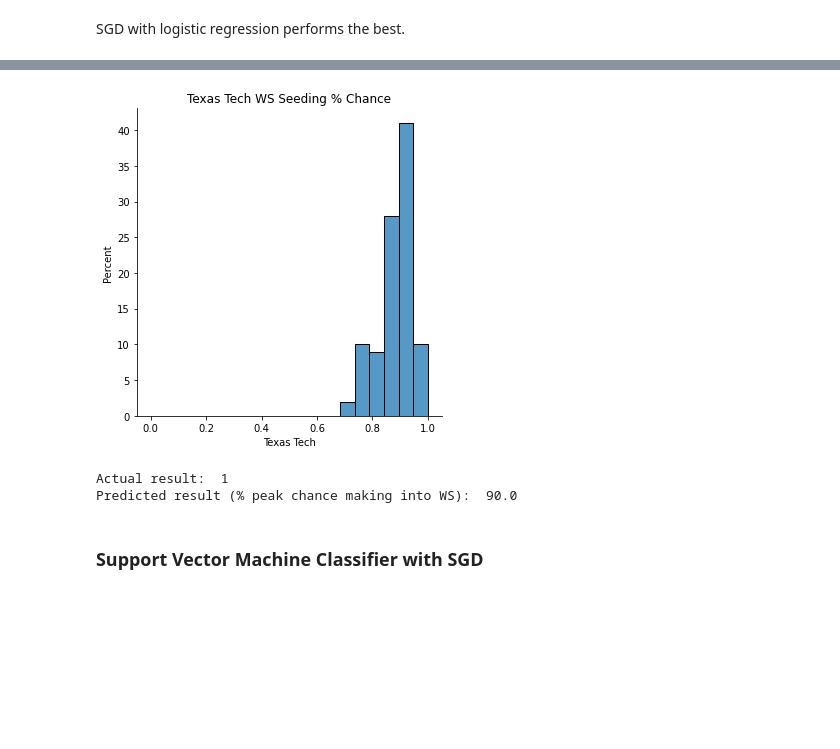
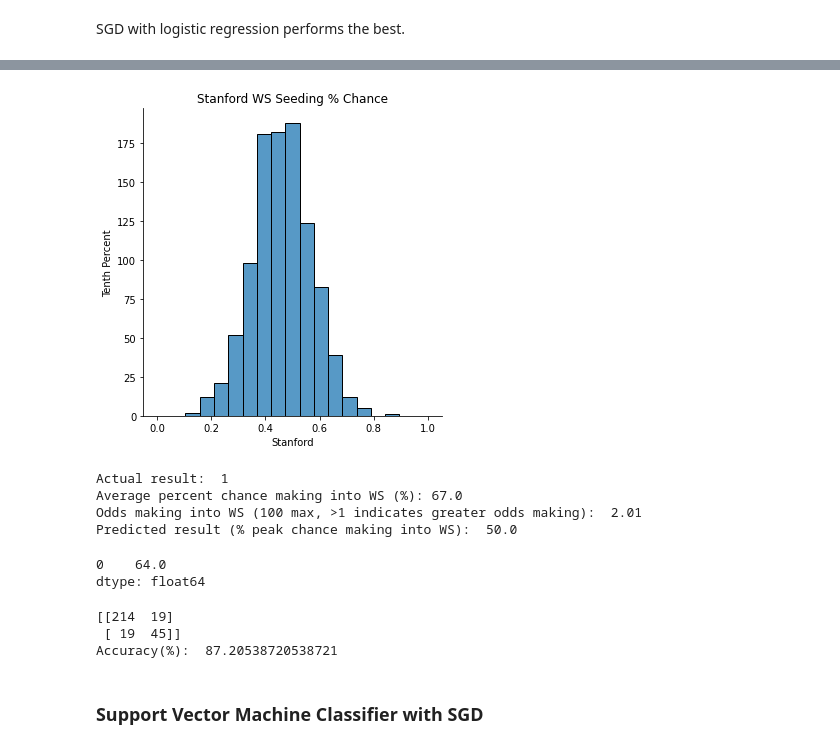
Before and after one commit to koeunlim/Capstone_Softball, a Jupyter notebook: 06-2_NCAA_Softball_Model2_WS64Seed_Logistic.ipynb, the cells around one changed output, grey strips where cells are left out. Drawn from its saved outputs; the diff is of its cells as text; code cells hidden in the pictures; blank space fills up the shorter version.

```diff
--- a/06-2_NCAA_Softball_Model2_WS64Seed_Logistic.ipynb
+++ b/06-2_NCAA_Softball_Model2_WS64Seed_Logistic.ipynb
@@ -188,17 +188,22 @@ sgd
 # %% [output]
 SGDClassifier(l1_ratio=0, loss='log', max_iter=10000.0, tol=1e-06)
 # %%
-n_bootstrap = 100
+n_bootstrap = 1000
 
 scores_binary = []
 df_prob_in = pd.DataFrame()
+df_y_predict = pd.DataFrame()
 for i in range(n_bootstrap):
     sgd.fit(X_famd, y_WSin)
     scores_binary.append(sgd.score(X_famd, y_WSin))
     prob_in_i = pd.DataFrame(sgd.predict_proba(X_famd_2019)[:,1].reshape([1,-1])).round(decimals=2)
     df_prob_in = df_prob_in.append(prob_in_i,ignore_index = True)
+    y_predict_i = pd.DataFrame(sgd.predict(X_famd_2019).reshape([1,-1])).round(decimals=2)
+    df_y_predict = df_y_predict.append(y_predict_i,ignore_index = True)
+
 
 df_prob_in.columns = X_College_2019.College
+df_y_predict.columns = X_College_2019.College
 
 plt.plot(range(n_bootstrap), scores_binary)
 plt.xlabel('number of iterations')
@@ -234,0 +249,9 @@ College  Oklahoma  UCLA  Washington  Arizona  Florida State  Alabama  \
+# %%
+df_prob_in_rank = df_prob_in.rank(axis=1, ascending=False)
+df_prob_in_rank = df_prob_in_rank <= 64
+df_prob_in_rank = df_prob_in_rank.astype(int)
+mean_prob = df_prob_in_rank.mean()
+df_WSin_odds = pd.DataFrame(mean_prob/(1-mean_prob)).T
+df_WSin_odds[df_WSin_odds > 100] = 100
+df_WSin_meanProb = pd.DataFrame(df_prob_in_rank.mean()).T
+df_WSin_meanProb
@@ -235,17 +262,36 @@ College  Oklahoma  UCLA  Washington  Arizona  Florida State  Alabama  \
 # %%
-idx_ex = 18
+idx_ex = 30
 college = df_prob_in.columns[idx_ex]
 bins = np.linspace(0,1,20)
 sn.displot(data=df_prob_in,x=college,kde=False,bins=bins)
 plt.title(college + ' WS Seeding % Chance')
-plt.ylabel('Percent')
+plt.ylabel('Tenth Percent')
 plt.show()
 print('Actual result: ', y_WSin_2019.WCWS_in.loc[idx_ex])
+print('Average percent chance making into WS (%):', np.round(df_WSin_meanProb[college][0]*100))
+print('Odds making into WS (100 max, >1 indicates greater odds making): ', np.round(df_WSin_odds[college][0],decimals=2))
 print('Predicted result (% peak chance making into WS): ',df_prob_in_5[college].value_counts().idxmax())
 # %% [output]
-[figure, old version]
+[figure, new version]
 Actual result:  1
-Predicted result (% peak chance making into WS):  90.0
+Average percent chance making into WS (%): 67.0
+Odds making into WS (100 max, >1 indicates greater odds making):  2.01
+Predicted result (% peak chance making into WS):  50.0
+# %%
+df_WSin_binary = pd.DataFrame(df_WSin_meanProb.rank(axis=1,ascending=False)).T
+df_WSin_binary[df_WSin_binary <= 64] = 1
+df_WSin_binary[df_WSin_binary > 64] = 0
+df_WSin_binary.sum(axis=0)
+# %% [output]
+0    64.0
+dtype: float64
+# %%
+print(confusion_matrix(y_WSin_2019,df_WSin_binary))
+print('Accuracy(%): ', (214+45)/(214+45+38)*100)
+# %% [output]
+[[214  19]
+ [ 19  45]]
+Accuracy(%):  87.20538720538721
 # %% [markdown]
 ### Support Vector Machine Classifier with SGD
 # %%
```
Also changed, not shown: parts of 5 cells of this notebook, 6 other files.
